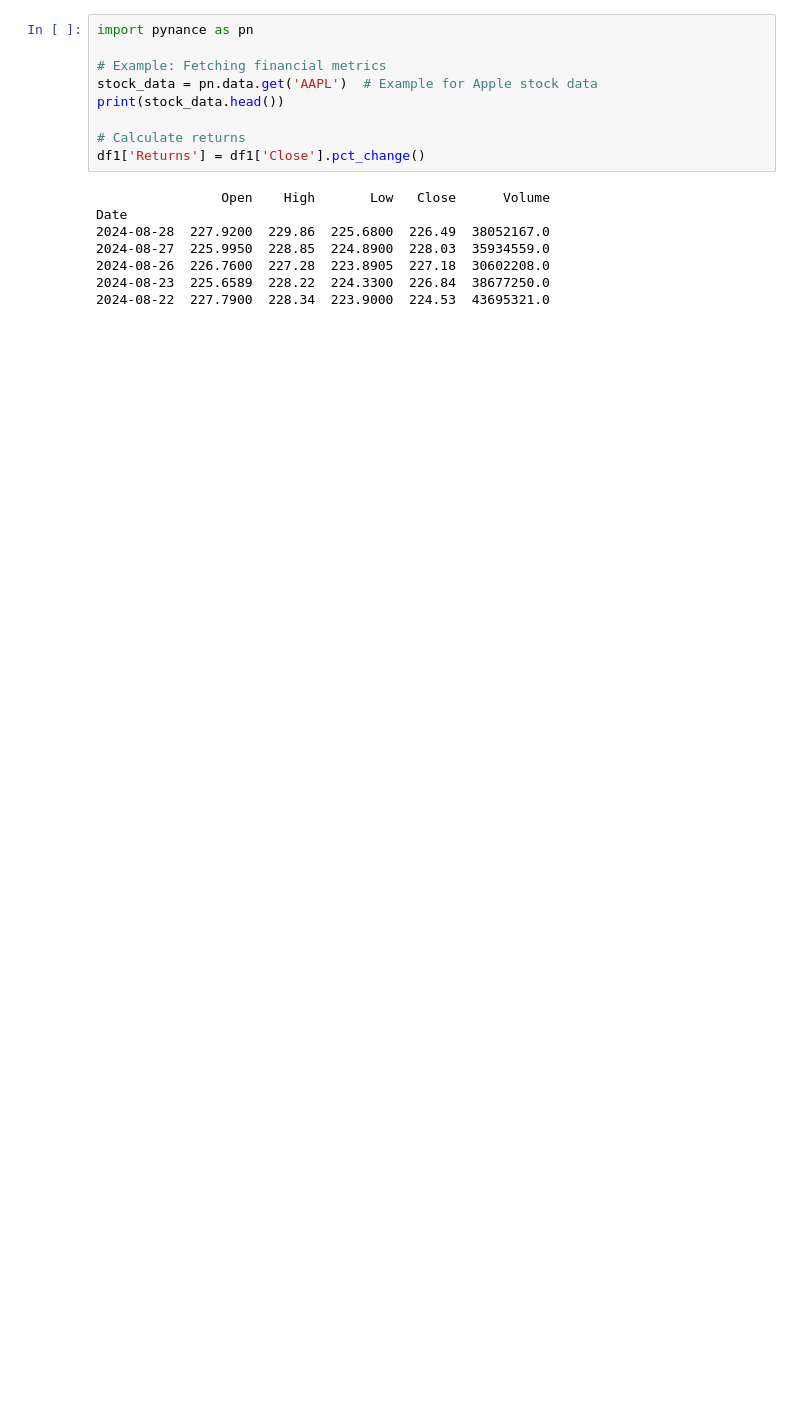
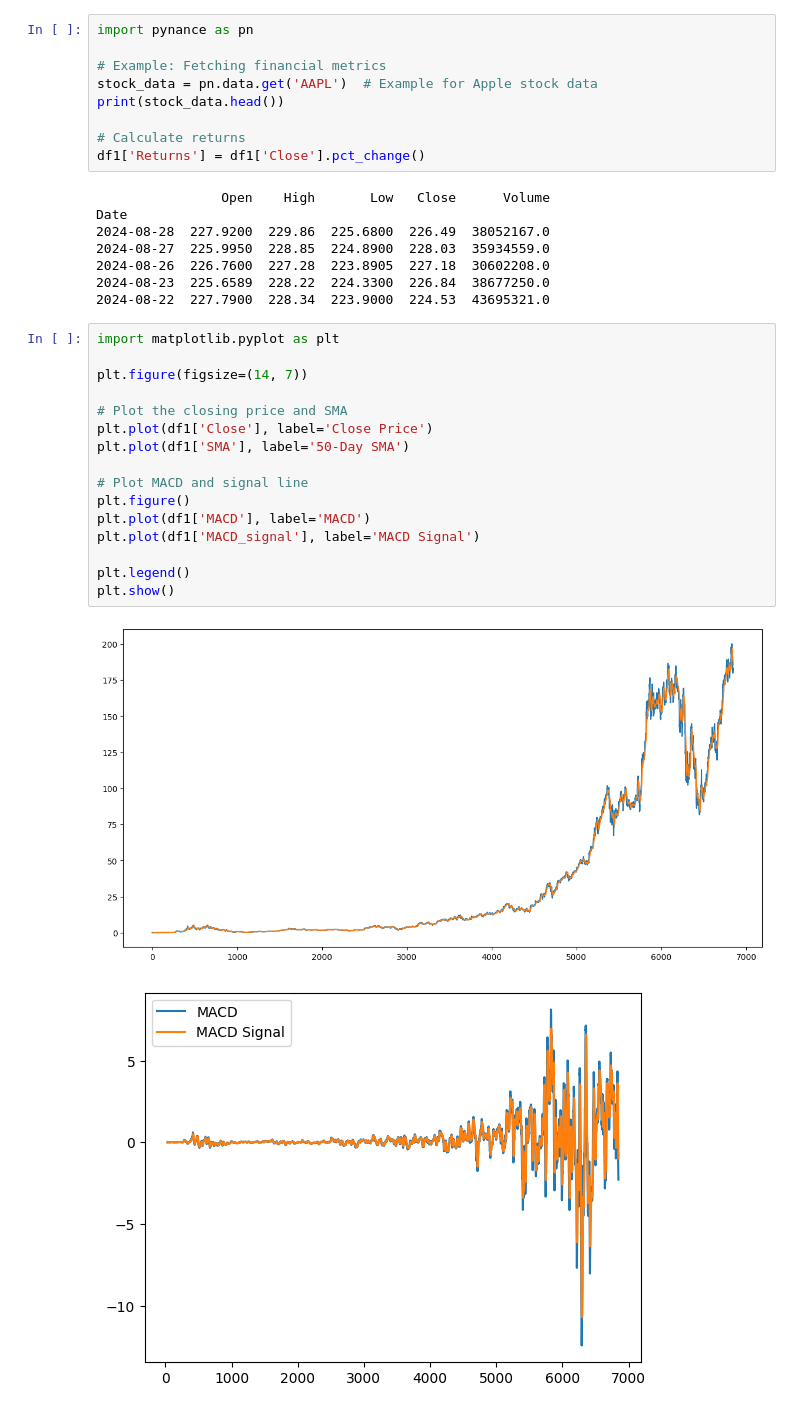
Before and after one commit to Ofgeha-Gelana/Nova-Financial-Solution, a Jupyter notebook: notebooks/eda.ipynb, the cells around one changed output. Saved outputs shown, nothing was run; the diff lists cells and outputs as text; blank space fills up the shorter version.

```diff
--- a/notebooks/eda.ipynb
+++ b/notebooks/eda.ipynb
@@ -330,3 +340,22 @@ Date
 2024-08-26  226.7600  227.28  223.8905  227.18  30602208.0
 2024-08-23  225.6589  228.22  224.3300  226.84  38677250.0
 2024-08-22  227.7900  228.34  223.9000  224.53  43695321.0
+# %%
+import matplotlib.pyplot as plt
+
+plt.figure(figsize=(14, 7))
+
+# Plot the closing price and SMA
+plt.plot(df1['Close'], label='Close Price')
+plt.plot(df1['SMA'], label='50-Day SMA')
+
+# Plot MACD and signal line
+plt.figure()
+plt.plot(df1['MACD'], label='MACD')
+plt.plot(df1['MACD_signal'], label='MACD Signal')
+
+plt.legend()
+plt.show()
+# %% [output]
+[figure, added]
+[figure, added]
```
Also changed, not shown: parts of 9 cells of this notebook, 1 other file.
